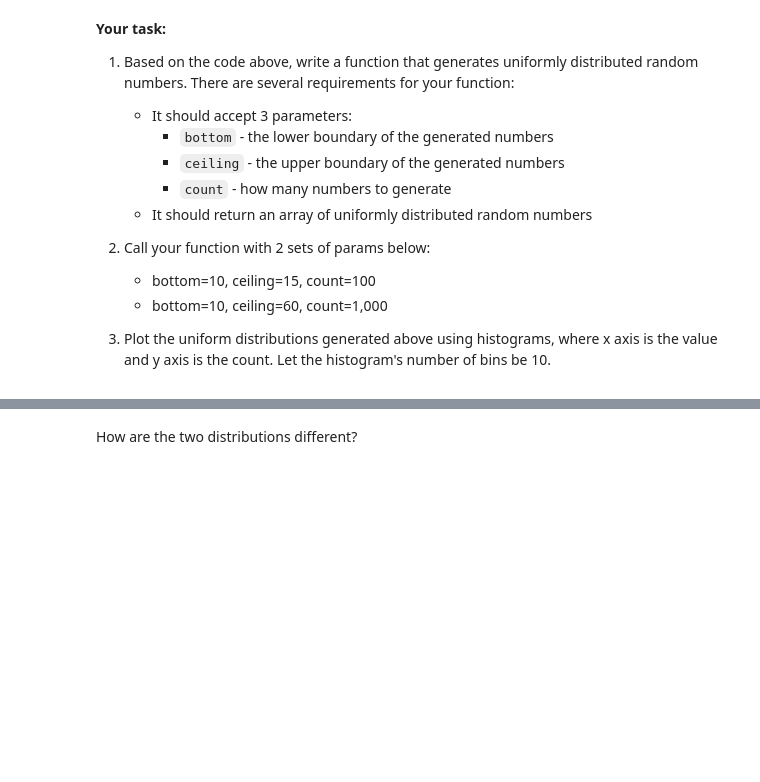
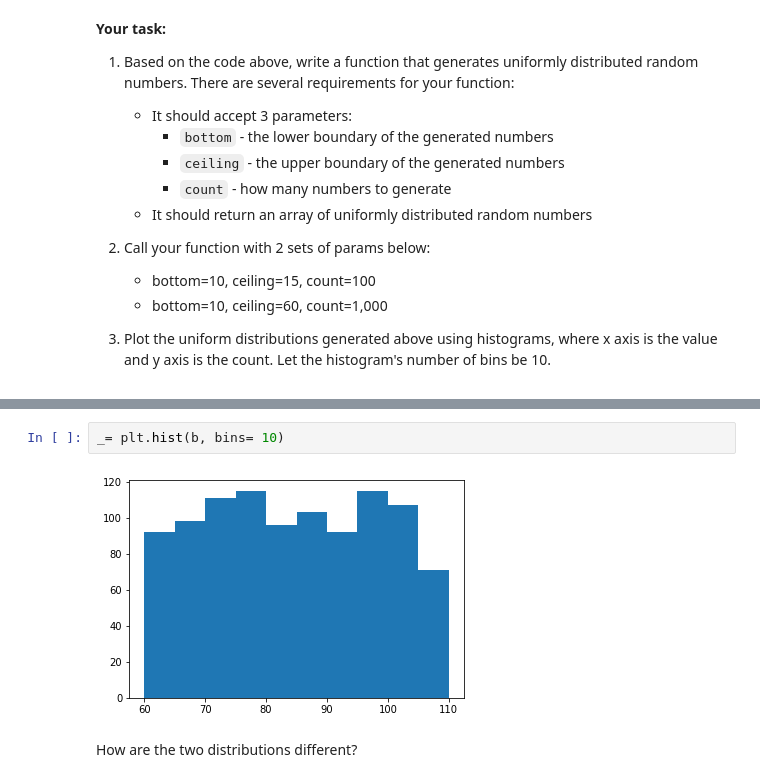
Before and after one commit to ta-datapt-bcn/lab-cont-probability-distribution, a Jupyter notebook: your_code/main.ipynb, the cells around one changed output, grey strips where cells are left out. Drawn from its saved outputs; the diff is of its cells as text; blank space fills up the shorter version.

```diff
--- a/your_code/main.ipynb
+++ b/your_code/main.ipynb
@@ -46,3 +65,7 @@ print(randoms)
+# %%
+_= plt.hist(b, bins= 10)
+# %% [output]
+[figure, added]
 # %% [markdown]
 How are the two distributions different?
 # %%
```
Also changed, not shown: parts of 21 cells of this notebook.
